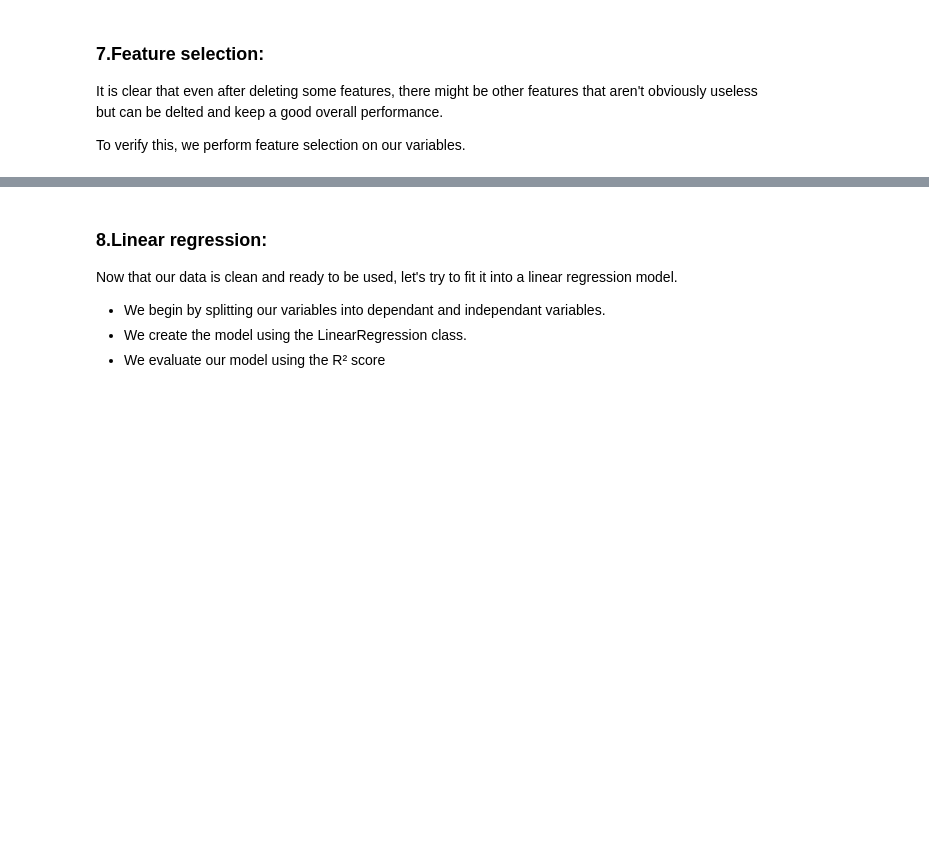
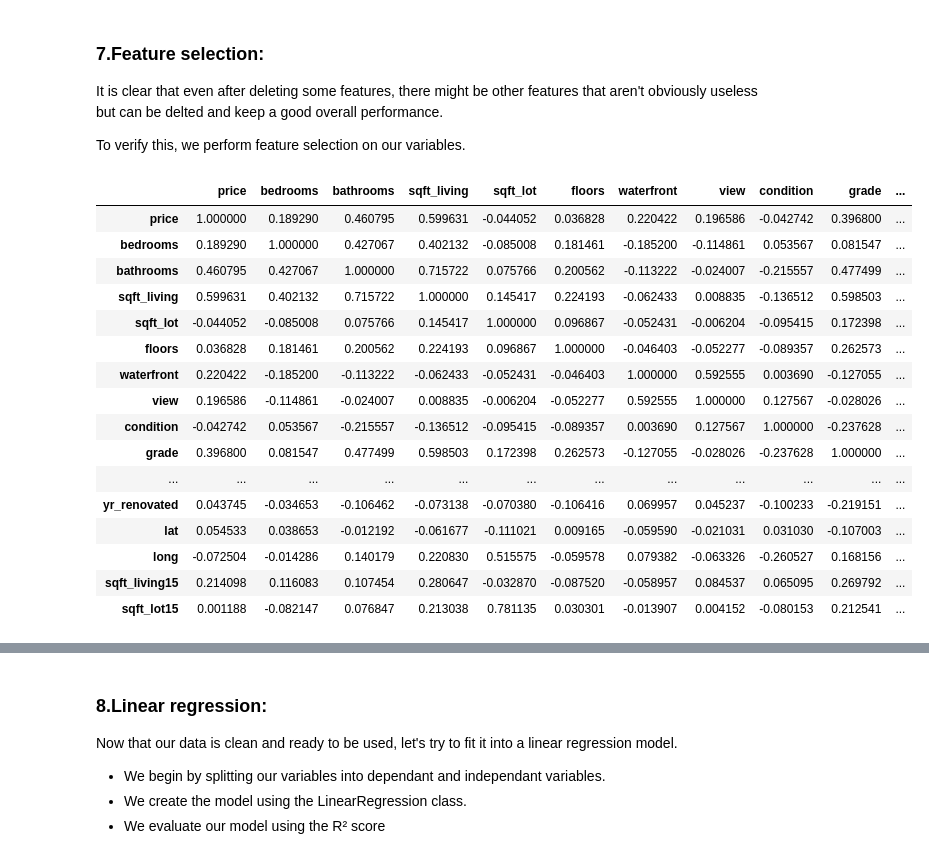
Before and after one commit to YounesMes/data-science-bootcamp, a Jupyter notebook: 2-data_analytics/project/Data Analytics Project.ipynb, the cells around one changed output, grey strips where cells are left out. Cells and saved outputs as stored; diff of their text form; code cells hidden in the pictures; blank space fills up the shorter version.

```diff
--- a/2-data_analytics/project/Data Analytics Project.ipynb
+++ b/2-data_analytics/project/Data Analytics Project.ipynb
@@ -223,3 +224,22 @@ It is clear that even after deleting some features, there might be other feature
 To verify this, we perform feature selection on our variables.
 # %%
 # To-Do : perform feature selection using correlation
+df.corr()
+# %% [output]
+|  | price | bedrooms | bathrooms | sqft_living | sqft_lot | floors | waterfront | view | condition | grade | ... |
+| price | 1.000000 | 0.189290 | 0.460795 | 0.599631 | -0.044052 | 0.036828 | 0.220422 | 0.196586 | -0.042742 | 0.396800 | ... |
+| bedrooms | 0.189290 | 1.000000 | 0.427067 | 0.402132 | -0.085008 | 0.181461 | -0.185200 | -0.114861 | 0.053567 | 0.081547 | ... |
+| bathrooms | 0.460795 | 0.427067 | 1.000000 | 0.715722 | 0.075766 | 0.200562 | -0.113222 | -0.024007 | -0.215557 | 0.477499 | ... |
+| sqft_living | 0.599631 | 0.402132 | 0.715722 | 1.000000 | 0.145417 | 0.224193 | -0.062433 | 0.008835 | -0.136512 | 0.598503 | ... |
+| sqft_lot | -0.044052 | -0.085008 | 0.075766 | 0.145417 | 1.000000 | 0.096867 | -0.052431 | -0.006204 | -0.095415 | 0.172398 | ... |
+| floors | 0.036828 | 0.181461 | 0.200562 | 0.224193 | 0.096867 | 1.000000 | -0.046403 | -0.052277 | -0.089357 | 0.262573 | ... |
+| waterfront | 0.220422 | -0.185200 | -0.113222 | -0.062433 | -0.052431 | -0.046403 | 1.000000 | 0.592555 | 0.003690 | -0.127055 | ... |
+| view | 0.196586 | -0.114861 | -0.024007 | 0.008835 | -0.006204 | -0.052277 | 0.592555 | 1.000000 | 0.127567 | -0.028026 | ... |
+| condition | -0.042742 | 0.053567 | -0.215557 | -0.136512 | -0.095415 | -0.089357 | 0.003690 | 0.127567 | 1.000000 | -0.237628 | ... |
+| grade | 0.396800 | 0.081547 | 0.477499 | 0.598503 | 0.172398 | 0.262573 | -0.127055 | -0.028026 | -0.237628 | 1.000000 | ... |
+| ... | ... | ... | ... | ... | ... | ... | ... | ... | ... | ... | ... |
+| yr_renovated | 0.043745 | -0.034653 | -0.106462 | -0.073138 | -0.070380 | -0.106416 | 0.069957 | 0.045237 | -0.100233 | -0.219151 | ... |
+| lat | 0.054533 | 0.038653 | -0.012192 | -0.061677 | -0.111021 | 0.009165 | -0.059590 | -0.021031 | 0.031030 | -0.107003 | ... |
+| long | -0.072504 | -0.014286 | 0.140179 | 0.220830 | 0.515575 | -0.059578 | 0.079382 | -0.063326 | -0.260527 | 0.168156 | ... |
+| sqft_living15 | 0.214098 | 0.116083 | 0.107454 | 0.280647 | -0.032870 | -0.087520 | -0.058957 | 0.084537 | 0.065095 | 0.269792 | ... |
+| sqft_lot15 | 0.001188 | -0.082147 | 0.076847 | 0.213038 | 0.781135 | 0.030301 | -0.013907 | 0.004152 | -0.080153 | 0.212541 | ... |
```
Also changed, not shown: parts of 13 cells of this notebook.
